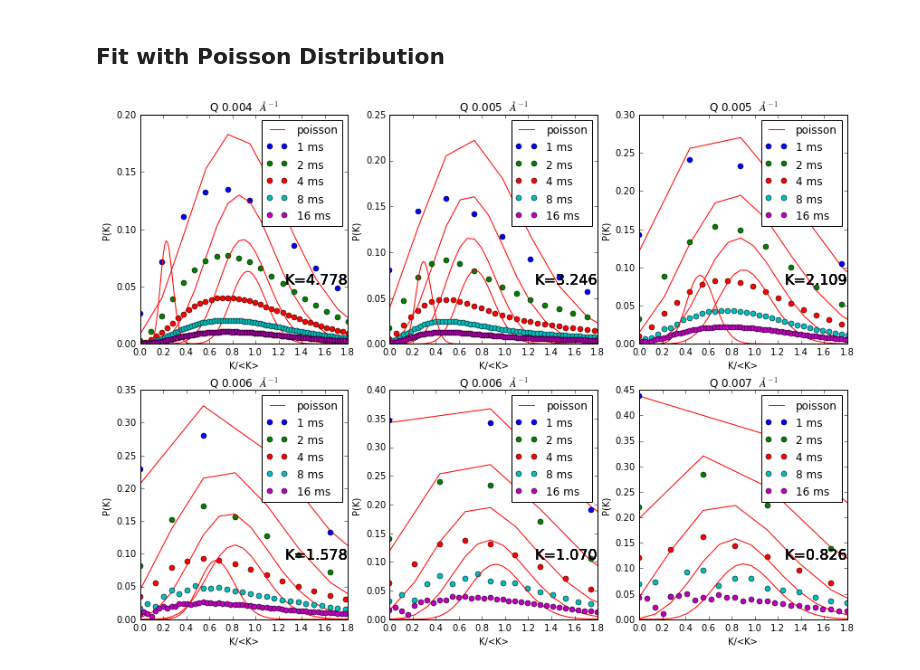
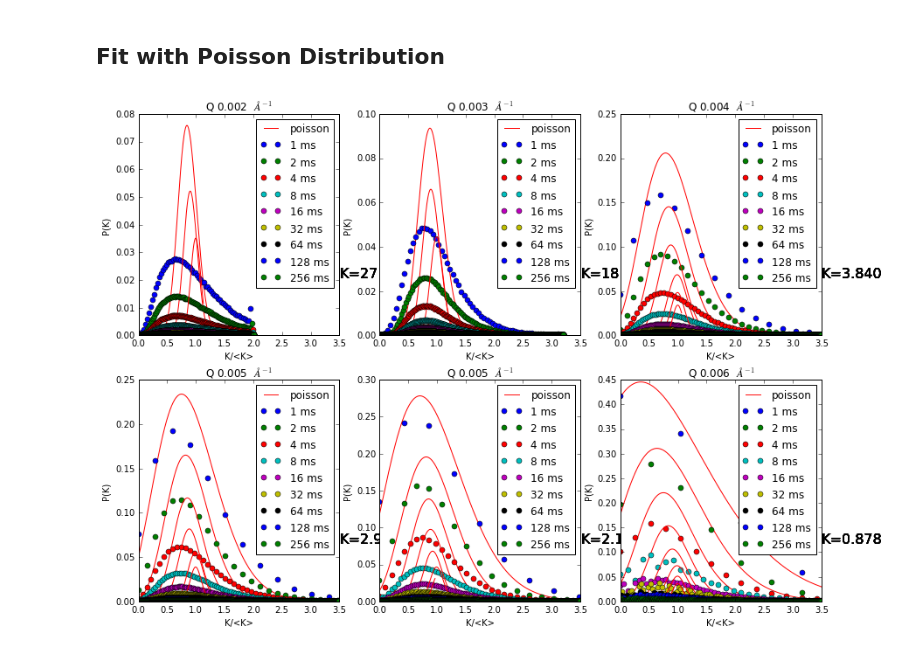
Before and after one commit to NSLS-II-CHX/chx-pipelines, a Jupyter notebook: XSVS pipeline.ipynb, the cells around one changed output. Cells and saved outputs as stored; diff of their text form; code cells hidden in the pictures.

```diff
--- a/XSVS pipeline.ipynb
+++ b/XSVS pipeline.ipynb
@@ -463,13 +549,13 @@ plt.axes(frameon=False)
 plt.xticks([])
 plt.yticks([])
 for i in range(num_rings):
-    for j in range(num_times):
+    for j in range(len(time_steps)):
         axes = fig.add_subplot(sx, sy, i+1 )
         axes.set_xlabel("K/<K>")
         axes.set_ylabel("P(K)")
         art, = axes.plot(Knorm_bin_edges[j, i][:-1], spe_cts_all[j, i], '-o',
                      label=str(time_steps[j])+" ms")
-        axes.set_xlim(0, 1.5)
+        axes.set_xlim(0, 2.5)
         axes.set_title("Q "+ '%.3f  '%(q_ring_center[i])+ r'$\AA^{-1}$')
         axes.legend()
 plt.show()
@@ -649,3 +757,10 @@ dc_mod = Model(diff_mot_con_factor)
+# %%
+num_times = spe_cts_all.shape[0]
+norm_bin_edges = np.zeros((num_times, num_rings), dtype=object)
+bin_edges = np.zeros_like(norm_bin_edges)
+for i in range(num_times):
+    for j in range(num_rings):
+        bin_edges[i, j] = np.arange(int(max_cts +2 )*2**i)
 # %% [markdown]
 ## fit with Negative Binomial Function
 # %%
@@ -759,3 +912,11 @@ plt.show()
+# %%
+def get_roi(data, threshold=1e-3):
+    roi = np.where(data>threshold)
+    if len(roi[0]) > len(data)-2:
+        roi = (np.array(roi[0][:-2]),)
+    elif len(roi[0]) < 2:
+        roi = np.where(data>=0)
+    return roi[0]
 # %% [markdown]
 ### Fit with Gamma Distribution
 # %%
@@ -797,39 +976,54 @@ plt.show()
 # %%
 Kp_val = {}
 sx = int(round(np.sqrt(num_rings)))
 if num_rings%sx == 0:
     sy = int(num_rings/sx)
 else:
     sy = int(num_rings/sx+1)
 fig = plt.figure(figsize=(14, 10))
 plt.title('uid= %s'%uid+" Fitting with Poission Function", fontsize=20, y=1.02)
 plt.axes(frameon=False)
 plt.xticks([])
 plt.yticks([])
+
+
 for i in range(num_rings):
     Kp_val[i] = []
     for j in range(num_times):
-        result_p = p_mod.fit(spe_cts_all[j, i],
-                             bin_values=bin_edges[j, i][:-1],
-                             K=8)
+        roi = get_roi(data=spe_cts_all[j, i], threshold=1e-6)
+
+        # find the best value for K from fitting
+        result_p = p_mod.fit(spe_cts_all[j, i][roi],
+                             bin_values=bin_edges[j, i][:-1][roi],
+                             K=K_mean[i]*2**j)
+
         Kp_val[i].append(result_p.best_values['K'])
         axes = fig.add_subplot(sx, sy, i+1 )
         axes.set_xlabel("K/<K>")
         axes.set_ylabel("P(K)")
+
+        #  Using the best K value interpolate and get more values for fitting curve
+        fitx_ = np.linspace(0, max(Knorm_bin_edges[j, i][:-1]), 10000*2**j)  # these x values to plot
+        fitx = np.linspace(0, max(bin_edges[j, i][:-1]), 10000*2**j)     # these x values for interpolation
+        fity = poisson_dist(fitx, Kp_val[i][j]  )
+
         if j == 0:
-            art, = axes.plot(Knorm_bin_edges[j, i][:-1], result_p.best_fit, '-r',
-                   label="poisson")
+            art, = axes.plot(fitx_, fity, '-r', label="poisson")
         else:
-            art, = axes.plot(Knorm_bin_edges[j, i][:-1], result_p.best_fit, '-r')
-        art, = axes.plot(Knorm_bin_edges[j, i][:-1], spe_cts_all[j, i], 'o',
+            art, = axes.plot(fitx_, fity, '-r')
+
+
+        art, = axes.plot( Knorm_bin_edges[j, i][:-1], spe_cts_all[j, i], 'o',
                      label=str(time_steps[j])+" ms")
-        axes.set_xlim(0, 1.8)
+        axes.set_xlim(0, 3.5)
+        # Annotate the best K values on the plot
         axes.annotate(r'K='+'%.3f'%(Kp_val[i][0]), xy=(1, 0.25),
                       xycoords='axes fraction', fontsize=16,
-                      horizontalalignment='right', verticalalignment='bottom')
+                      horizontalalignment='best', verticalalignment='best')
+
         axes.set_title("Q "+ '%.3f  '%(q_ring_center[i])+ r'$\AA^{-1}$')
         axes.legend()
 plt.show()
 fig.tight_layout()
 # %% [output]
-[figure, old version]
+[figure, new version]
```
Also changed, not shown: parts of 57 cells of this notebook.
